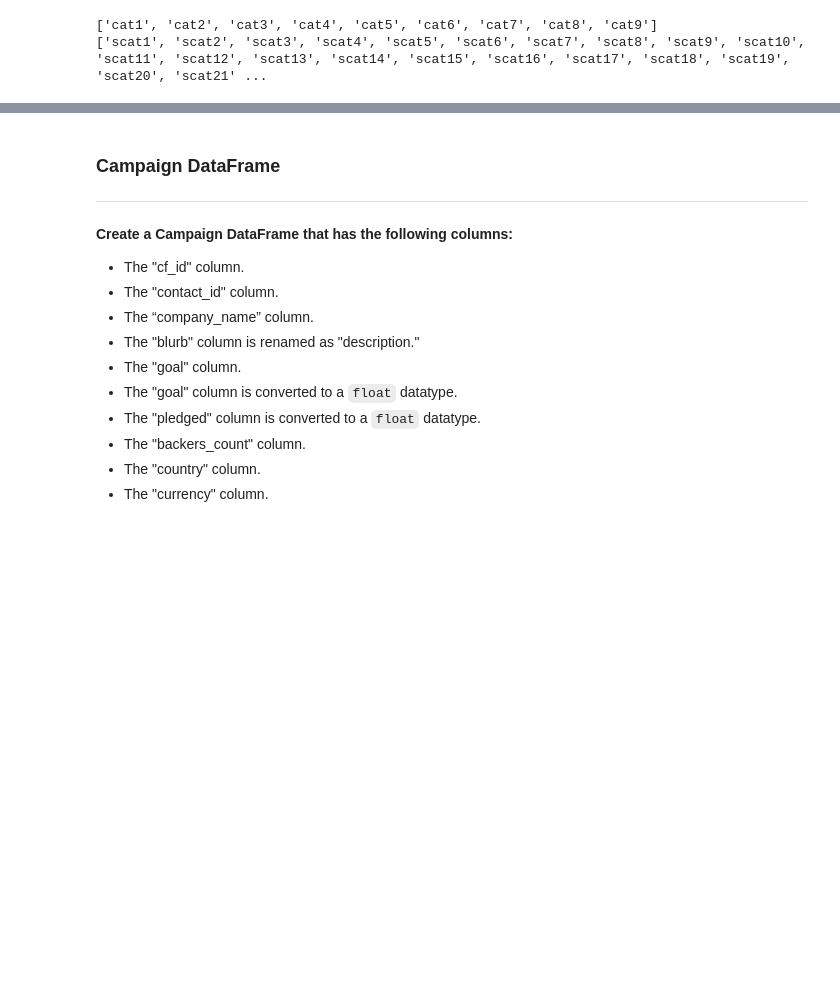
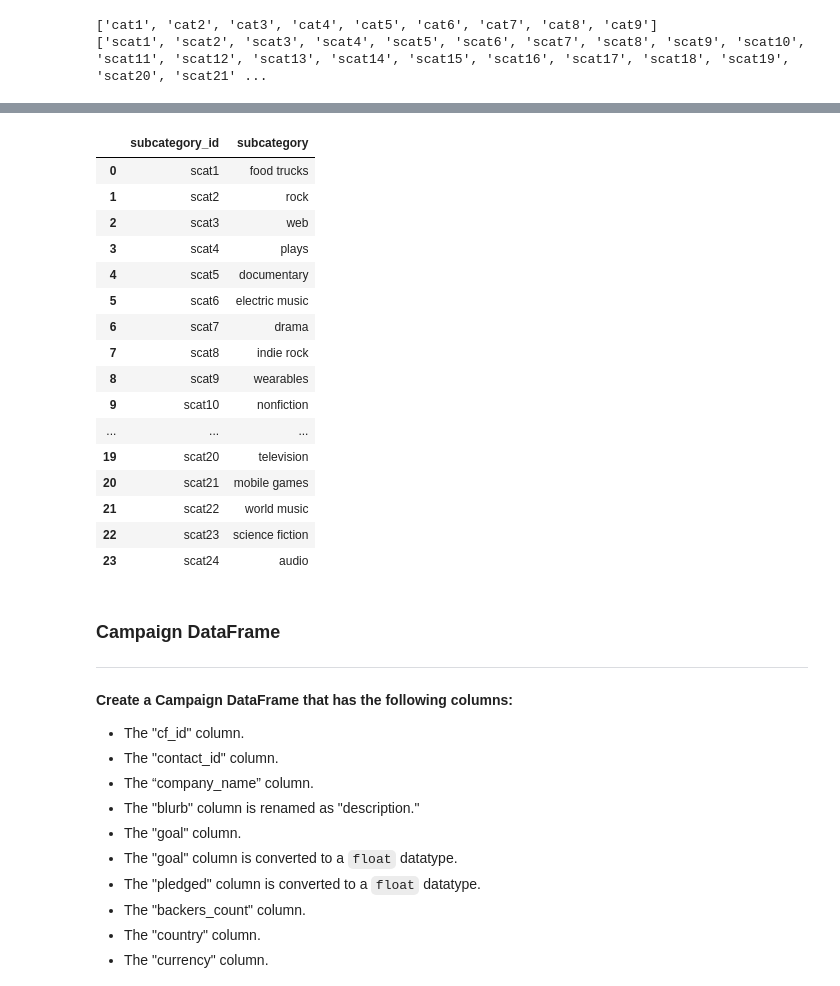
Before and after one commit to ektajindal/Crowdfunding_ETL, a Jupyter notebook: ETL_Mini_Project_Group1.ipynb, the cells around one changed output, grey strips where cells are left out. Cells and saved outputs as stored; diff of their text form; code cells hidden in the pictures; blank space fills up the shorter version.

```diff
--- a/ETL_Mini_Project_Group1.ipynb
+++ b/ETL_Mini_Project_Group1.ipynb
@@ -163,2 +145,24 @@ subcategory_df
+# %%
+subcategory_df
+subcategory_df = subcategory_df.rename(columns={'subcategory_name': 'subcategory'})
+subcategory_df
+# %% [output]
+|  | subcategory_id | subcategory |
+| 0 | scat1 | food trucks |
+| 1 | scat2 | rock |
+| 2 | scat3 | web |
+| 3 | scat4 | plays |
+| 4 | scat5 | documentary |
+| 5 | scat6 | electric music |
+| 6 | scat7 | drama |
+| 7 | scat8 | indie rock |
+| 8 | scat9 | wearables |
+| 9 | scat10 | nonfiction |
+| ... | ... | ... |
+| 19 | scat20 | television |
+| 20 | scat21 | mobile games |
+| 21 | scat22 | world music |
+| 22 | scat23 | science fiction |
+| 23 | scat24 | audio |
 # %%
 # Export categories_df and subcategories_df as CSV files.
```
Also changed, not shown: parts of 7 cells of this notebook.
